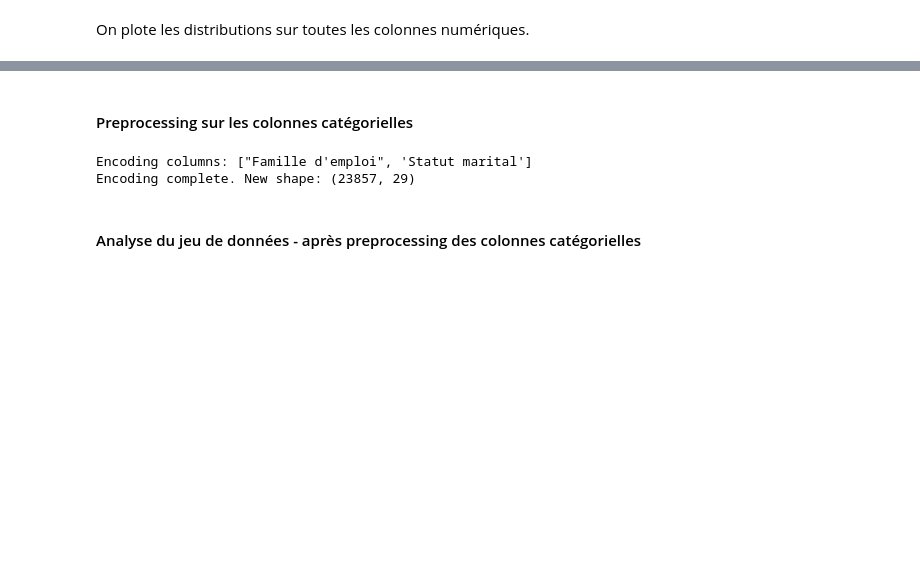
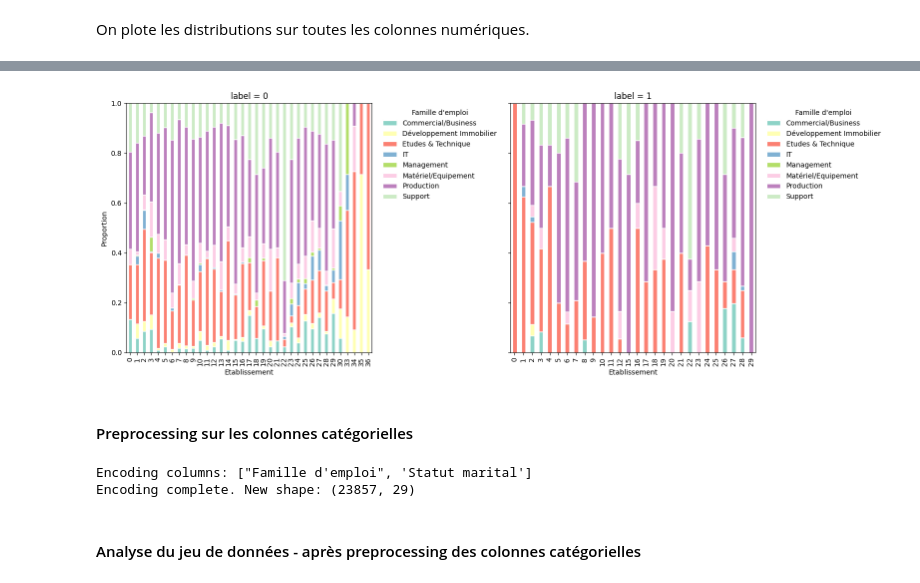
Before and after one commit to cons00000/REXAI_project, a Jupyter notebook: projet_REXIA_partie_1.ipynb, the cells around one changed output, grey strips where cells are left out. Cells and saved outputs as stored; diff of their text form; code cells hidden in the pictures; blank space fills up the shorter version.

```diff
--- a/projet_REXIA_partie_1.ipynb
+++ b/projet_REXIA_partie_1.ipynb
@@ -54,3 +73,11 @@ analysis_RH_raw.plot_distributions(['Dernière promotion (mois)',
+# %%
+analysis_RH_raw.plot_crosstab(
+    'Etablissement',
+    groupby="Famille d'emploi",
+    splitby="label"
+)
+# %% [output]
+[figure, added]
 # %% [markdown]
 #### Preprocessing sur les colonnes catégorielles
 # %%
```
Also changed, not shown: parts of 27 cells of this notebook, 1 other file.
